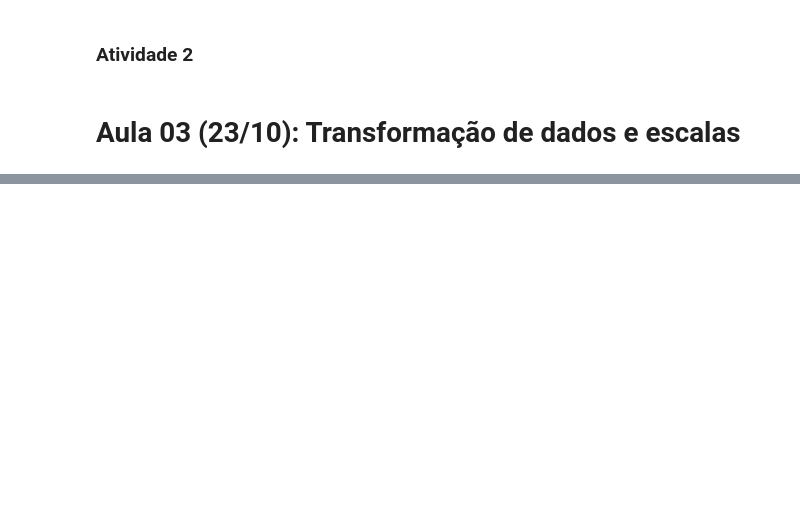
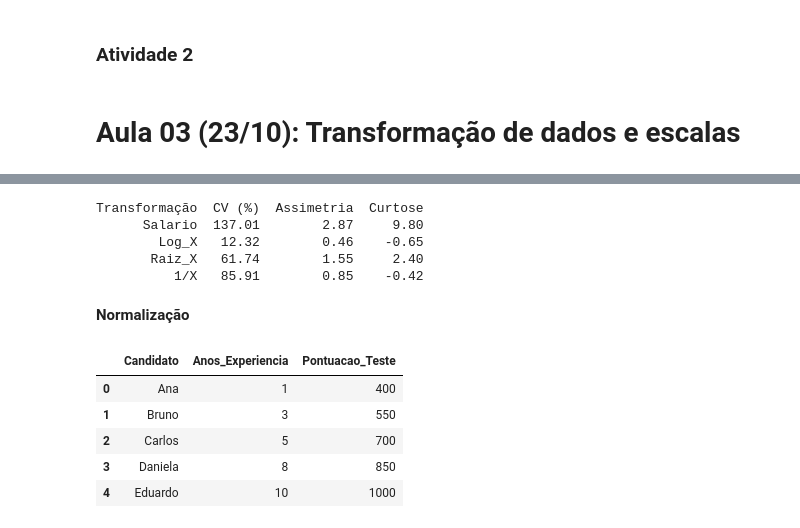
Before and after one commit to Jonathan-Gil-Muller/Analise-Exploratoria-Dados_-BCD-, a Jupyter notebook: AVD_PPGCA_2026.ipynb, the cells around one changed output, grey strips where cells are left out. Drawn from its saved outputs; the diff is of its cells as text; code cells hidden in the pictures; blank space fills up the shorter version.

```diff
--- a/AVD_PPGCA_2026.ipynb
+++ b/AVD_PPGCA_2026.ipynb
@@ -465,0 +900,69 @@ print(df3)
+# %%
+# Lista fixa com 100 salários
+salarios_fixos = [
+    # Faixa Inicial
+    1412.00, 1450.00, 1500.00, 1550.00, 1600.00, 1650.00, 1700.00, 1750.00, 1800.00, 1850.00,
+    1900.00, 1950.00, 2000.00, 2050.00, 2100.00, 2150.00, 2200.00, 2250.00, 2300.00, 2350.00,
+    2400.00, 2450.00, 2500.00, 2600.00, 2700.00, 2800.00, 2900.00, 3000.00, 3100.00, 3200.00,
+    # Faixa Plena
+    3300.00, 3400.00, 3500.00, 3600.00, 3700.00, 3800.00, 3900.00, 4000.00, 4200.00, 4400.00,
+    4600.00, 4800.00, 5000.00, 5200.00, 5400.00, 5600.00, 5800.00, 6000.00, 6200.00, 6400.00,
+    6600.00, 6800.00, 7000.00, 7200.00, 7400.00, 7600.00, 7800.00, 8000.00, 8300.00, 8600.00,
+    # Faixa Sênior
+    8900.00, 9200.00, 9500.00, 9800.00, 10200.00, 10600.00, 11000.00, 11500.00, 12000.00, 12500.00,
+    13000.00, 13500.00, 14000.00, 14500.00, 15000.00, 15800.00, 16600.00, 17400.00, 18200.00, 19000.00,
+    20000.00, 21000.00, 22000.00, 23000.00, 24000.00,
+    # Faixa de Liderança
+    25000.00, 27000.00, 29000.00, 31000.00, 33000.00, 35000.00, 38000.00, 41000.00, 45000.00, 50000.00,
+    55000.00, 62000.00, 70000.00, 85000.00, 110000.00
+]
+
+# Criando o DataFrame
+df = pd.DataFrame({'Salario': salarios_fixos})
+
+# Aplicando as transformações
+df['Log_X'] = np.log(df['Salario'])
+df['Raiz_X'] = np.sqrt(df['Salario'])
+df['1/X'] = 1 / df['Salario']
+
+# Função de cálculo estatístico
+def calcular_estatisticas(dataframe):
+    resumo = []
+    for coluna in dataframe.columns:
+        media = dataframe[coluna].mean()
+        desvio = dataframe[coluna].std()
+        resumo.append({
+            'Transformação': coluna,
+            'CV (%)': round((desvio / media) * 100, 2),
+            'Assimetria': round(dataframe[coluna].skew(), 2),
+            'Curtose': round(dataframe[coluna].kurt(), 2)
+        })
+    return pd.DataFrame(resumo)
+
+# Exibindo os resultados estatísticos
+print(calcular_estatisticas(df).to_string(index=False))
+# %% [output]
+Transformação  CV (%)  Assimetria  Curtose
+      Salario  137.01        2.87     9.80
+        Log_X   12.32        0.46    -0.65
+       Raiz_X   61.74        1.55     2.40
+          1/X   85.91        0.85    -0.42
+# %% [markdown]
+**Normalização**
+# %%
+import pandas as pd
+
+dados = {
+    'Candidato': ['Ana', 'Bruno', 'Carlos', 'Daniela', 'Eduardo'],
+    'Anos_Experiencia': [1, 3, 5, 8, 10],
+    'Pontuacao_Teste': [400, 550, 700, 850, 1000]
+}
+df = pd.DataFrame(dados)
+df.head()
+# %% [output]
+|  | Candidato | Anos_Experiencia | Pontuacao_Teste |
+| 0 | Ana | 1 | 400 |
+| 1 | Bruno | 3 | 550 |
+| 2 | Carlos | 5 | 700 |
+| 3 | Daniela | 8 | 850 |
+| 4 | Eduardo | 10 | 1000 |
```
Also changed, not shown: parts of 78 cells of this notebook.
